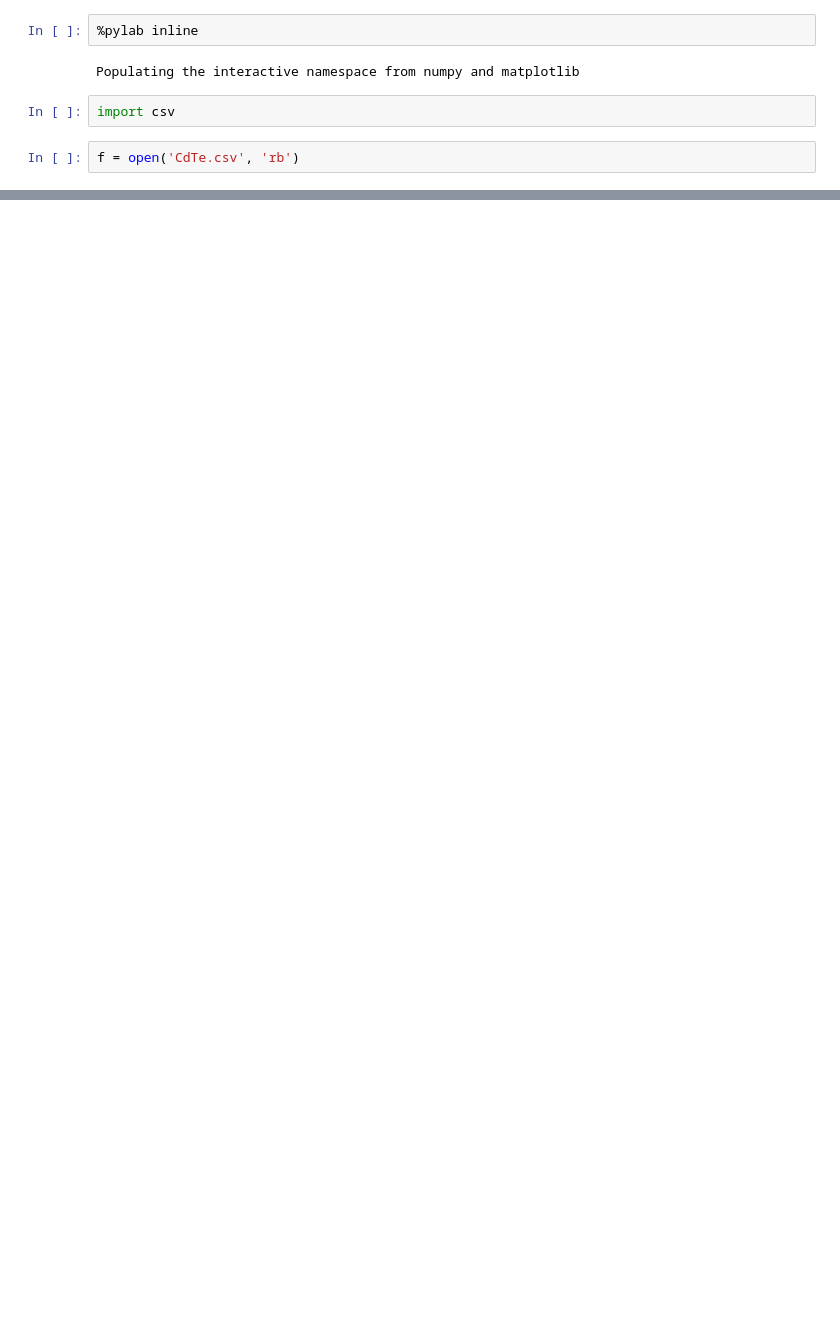
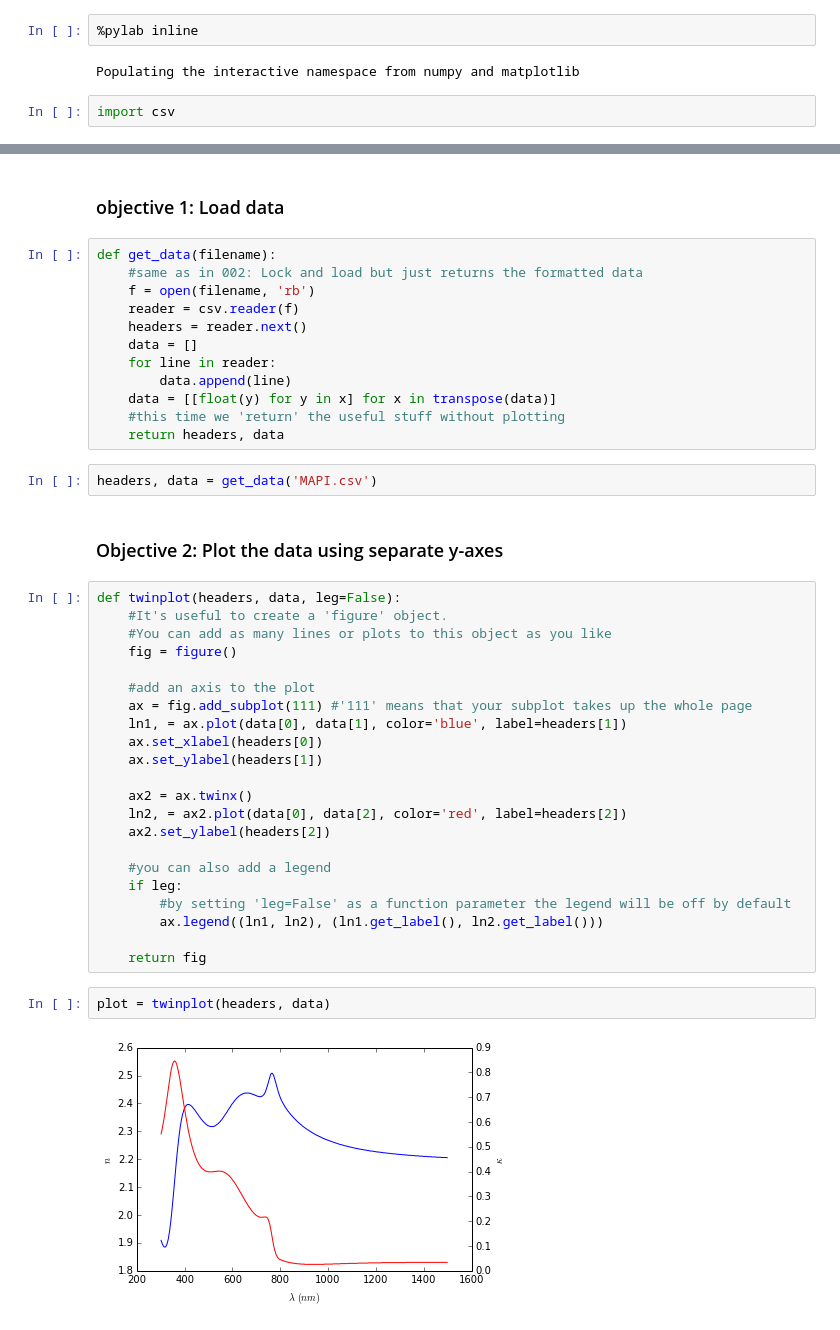
Before and after one commit to rtreharne/cdtpy, a Jupyter notebook: 003/003.ipynb, the cells around one changed output, grey strips where cells are left out. Drawn from its saved outputs; the diff is of its cells as text; blank space fills up the shorter version.

```diff
--- a/003/003.ipynb
+++ b/003/003.ipynb
@@ -4,5 +6,3 @@
 Populating the interactive namespace from numpy and matplotlib
 # %%
 import csv
-# %%
-f = open('CdTe.csv', 'rb')
@@ -41,0 +9,44 @@ data
+# %% [markdown]
+<h3>objective 1: Load data</h3>
+# %%
+def get_data(filename):
+    #same as in 002: Lock and load but just returns the formatted data
+    f = open(filename, 'rb')
+    reader = csv.reader(f)
+    headers = reader.next()
+    data = []
+    for line in reader:
+        data.append(line)
+    data = [[float(y) for y in x] for x in transpose(data)]
+    #this time we 'return' the useful stuff without plotting
+    return headers, data
+# %%
+headers, data = get_data('MAPI.csv')
+# %% [markdown]
+<h3>Objective 2: Plot the data using separate y-axes</h3>
+# %%
+def twinplot(headers, data, leg=False):
+    #It's useful to create a 'figure' object.
+    #You can add as many lines or plots to this object as you like
+    fig = figure()
+
+    #add an axis to the plot
+    ax = fig.add_subplot(111) #'111' means that your subplot takes up the whole page
+    ln1, = ax.plot(data[0], data[1], color='blue', label=headers[1])
+    ax.set_xlabel(headers[0])
+    ax.set_ylabel(headers[1])
+
+    ax2 = ax.twinx()
+    ln2, = ax2.plot(data[0], data[2], color='red', label=headers[2])
+    ax2.set_ylabel(headers[2])
+
+    #you can also add a legend
+    if leg:
+        #by setting 'leg=False' as a function parameter the legend will be off by default
+        ax.legend((ln1, ln2), (ln1.get_label(), ln2.get_label()))
+
+    return fig
+# %%
+plot = twinplot(headers, data)
+# %% [output]
+[figure, added]
```
Also changed, not shown: parts of 8 cells of this notebook, 1 other file.
